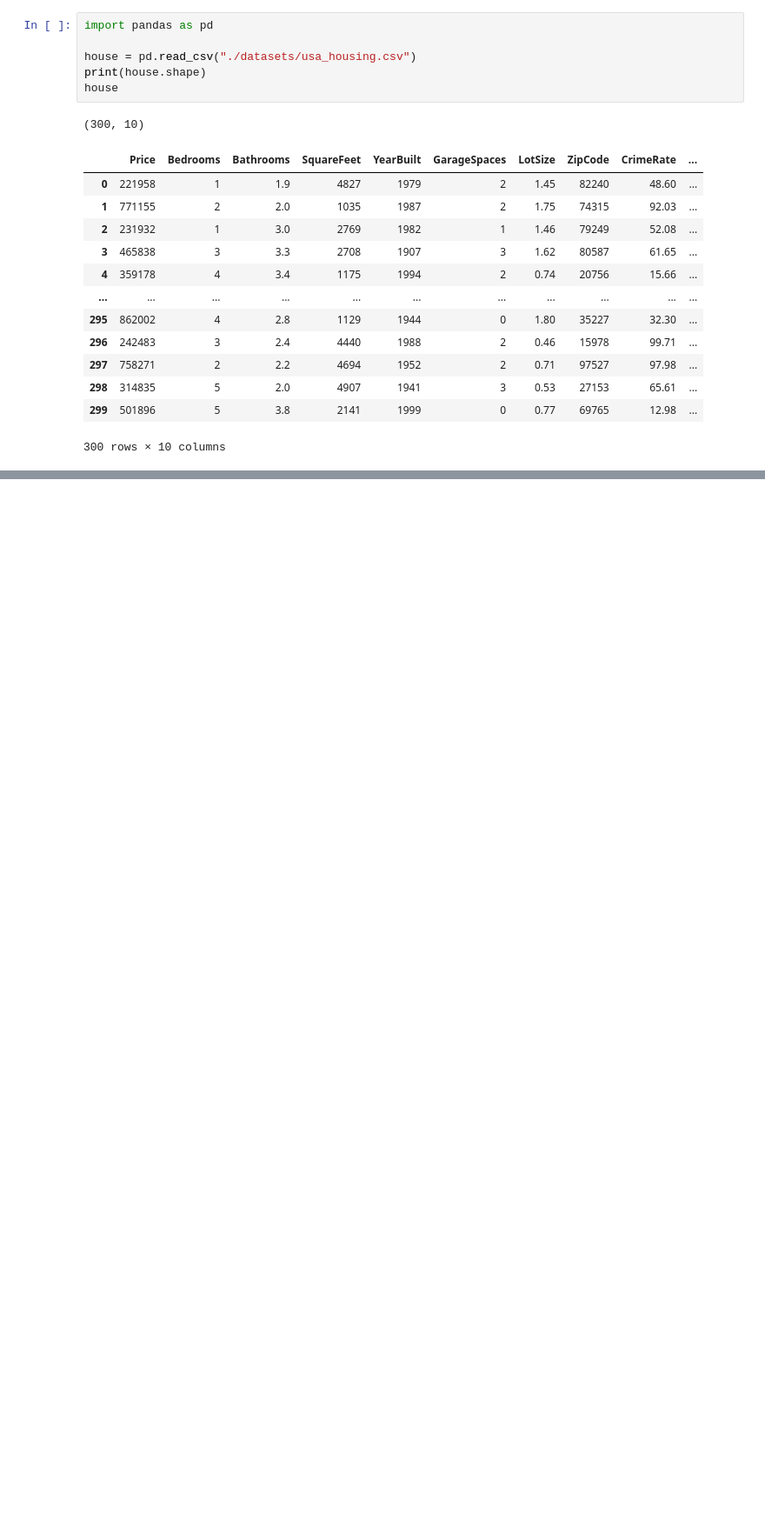
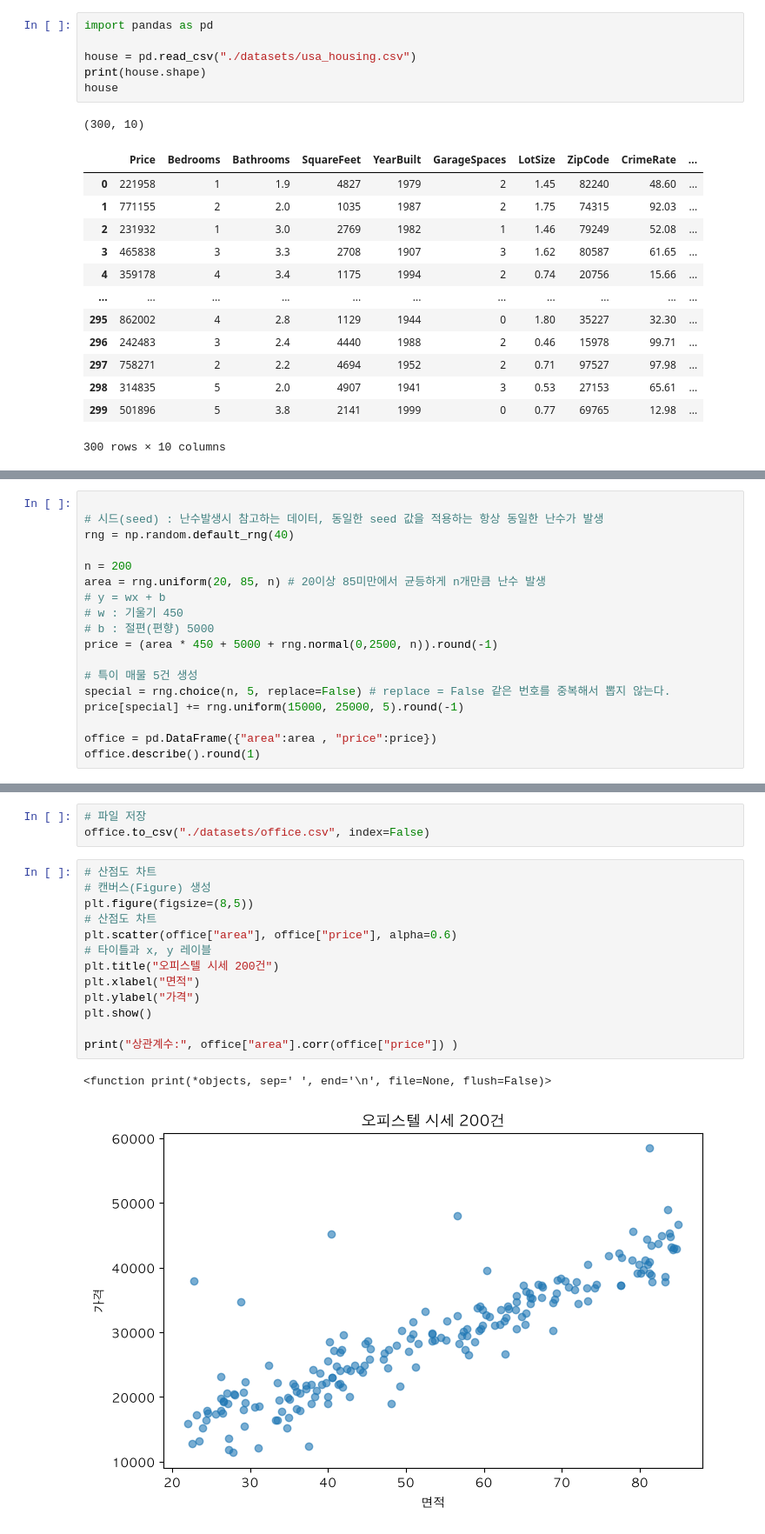
Before and after one commit to murur/kant_python, a Jupyter notebook: 03_ML/kant_ml/02_ml.ipynb, the cells around one changed output, grey strips where cells are left out. Shown at 87% size. Cells and saved outputs as stored; diff of their text form; blank space fills up the shorter version.

```diff
--- a/03_ML/kant_ml/02_ml.ipynb
+++ b/03_ML/kant_ml/02_ml.ipynb
@@ -58,0 +70,18 @@ plt.show()
+# %%
+
+# 시드(seed) : 난수발생시 참고하는 데이터, 동일한 seed 값을 적용하는 항상 동일한 난수가 발생
+rng = np.random.default_rng(40)
+
+n = 200
+area = rng.uniform(20, 85, n) # 20이상 85미만에서 균등하게 n개만큼 난수 발생
+# y = wx + b
+# w : 기울기 450
+# b : 절편(편향) 5000
+price = (area * 450 + 5000 + rng.normal(0,2500, n)).round(-1)
+
+# 특이 매물 5건 생성
+special = rng.choice(n, 5, replace=False) # replace = False 같은 번호를 중복해서 뽑지 않는다.
+price[special] += rng.uniform(15000, 25000, 5).round(-1)
+
+office = pd.DataFrame({"area":area , "price":price})
+office.describe().round(1)
@@ -58,0 +98,19 @@ plt.show()
+# %%
+# 파일 저장
+office.to_csv("./datasets/office.csv", index=False)
+# %%
+# 산점도 차트
+# 캔버스(Figure) 생성
+plt.figure(figsize=(8,5))
+# 산점도 차트
+plt.scatter(office["area"], office["price"], alpha=0.6)
+# 타이틀과 x, y 레이블
+plt.title("오피스텔 시세 200건")
+plt.xlabel("면적")
+plt.ylabel("가격")
+plt.show()
+
+print("상관계수:", office["area"].corr(office["price"]) )
+# %% [output]
+<function print(*objects, sep=' ', end='\n', file=None, flush=False)>
+[figure, added]
```
Also changed, not shown: parts of 9 cells of this notebook, 4 other files.
